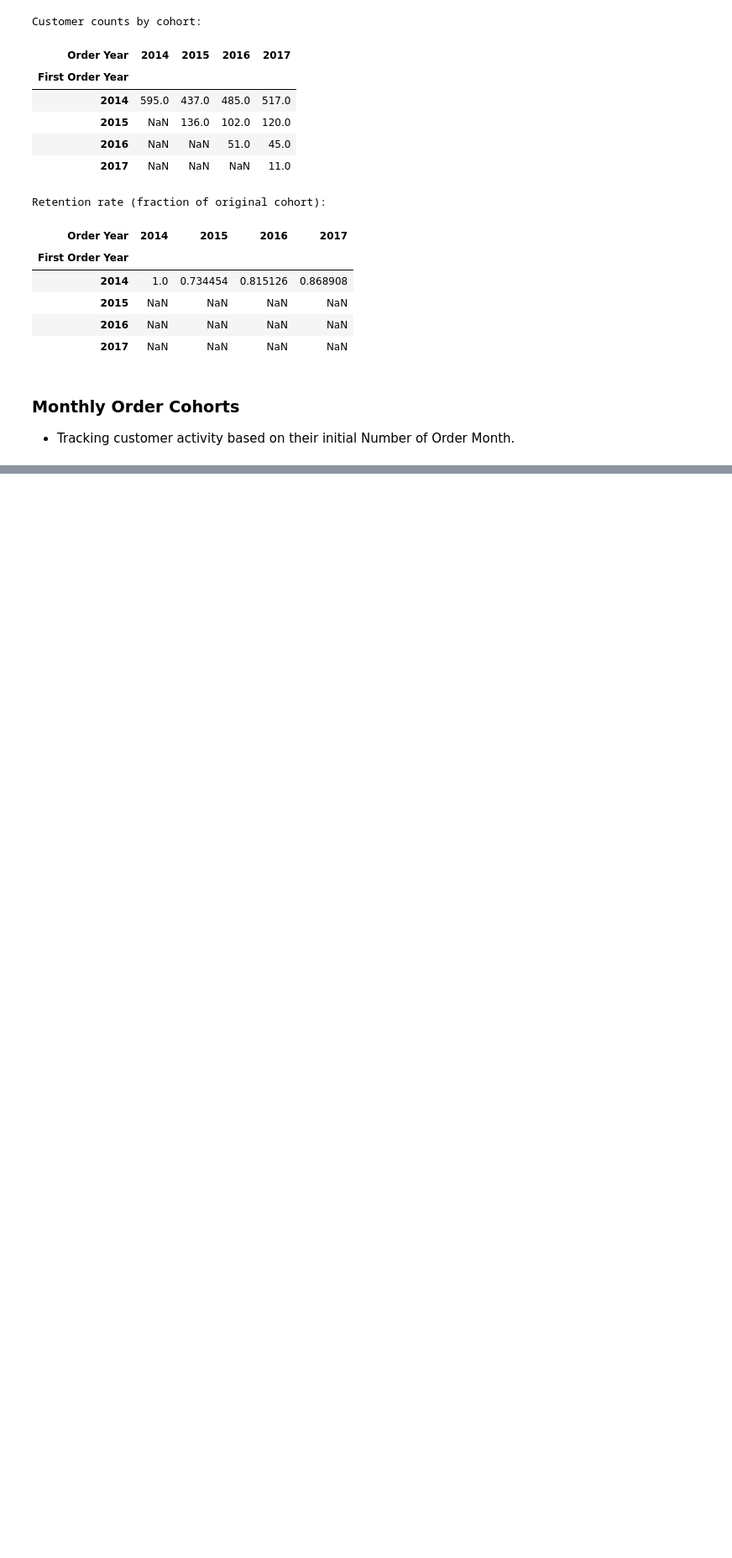
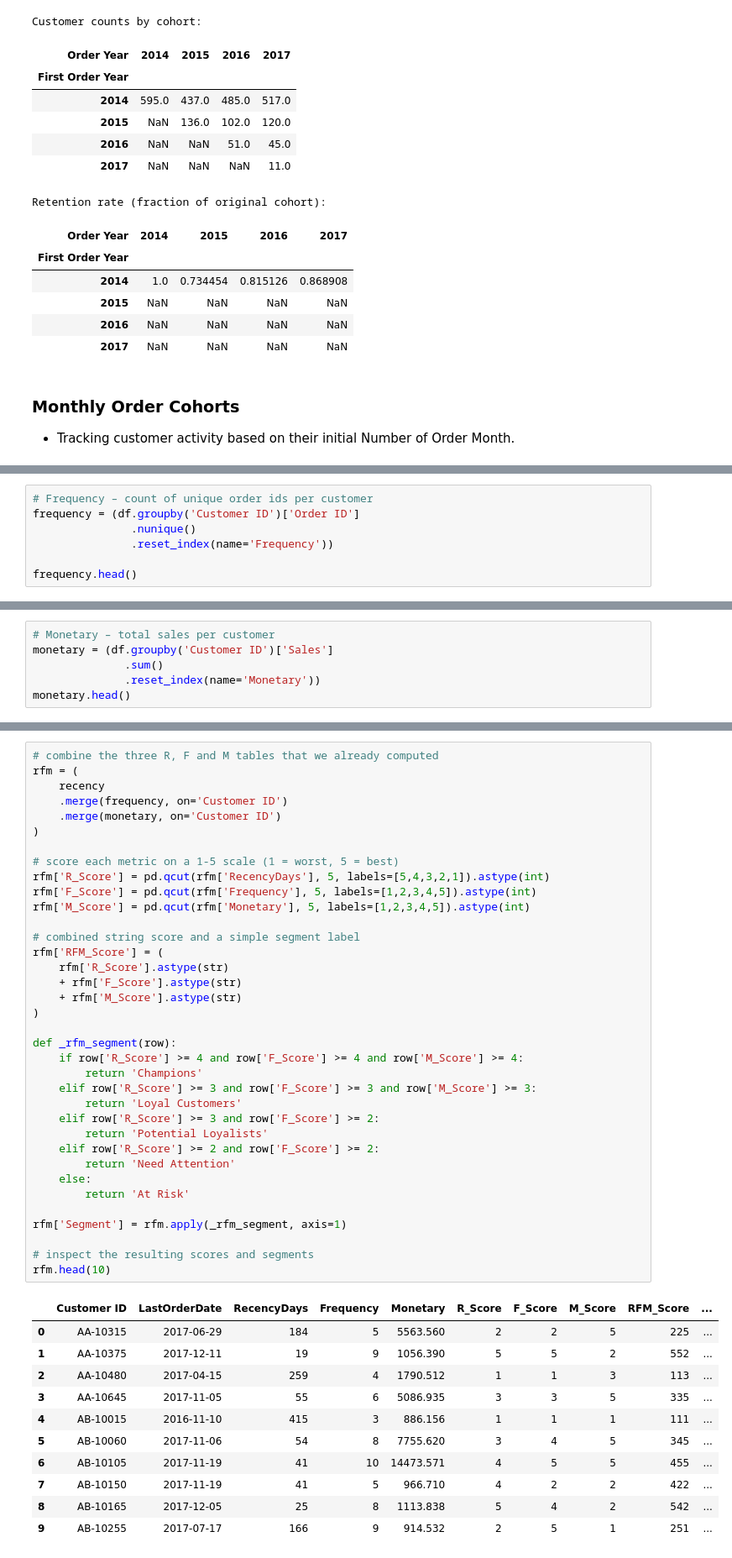
Before and after one commit to MarcelNazare/Superstore-Sales-Project, a Jupyter notebook: python/notebooks/statistical_analysis.ipynb, the cells around one changed output, grey strips where cells are left out. Shown at 84% size. Drawn from its saved outputs; the diff is of its cells as text; blank space fills up the shorter version.

```diff
--- a/python/notebooks/statistical_analysis.ipynb
+++ b/python/notebooks/statistical_analysis.ipynb
@@ -475,0 +502,7 @@ Retention rate by monthly cohort:
+# %%
+# Frequency – count of unique order ids per customer
+frequency = (df.groupby('Customer ID')['Order ID']
+               .nunique()
+               .reset_index(name='Frequency'))
+
+frequency.head()
@@ -475,0 +516,6 @@ Retention rate by monthly cohort:
+# %%
+# Monetary – total sales per customer
+monetary = (df.groupby('Customer ID')['Sales']
+              .sum()
+              .reset_index(name='Monetary'))
+monetary.head()
@@ -475,0 +531,48 @@ Retention rate by monthly cohort:
+# %%
+# combine the three R, F and M tables that we already computed
+rfm = (
+    recency
+    .merge(frequency, on='Customer ID')
+    .merge(monetary, on='Customer ID')
+)
+
+# score each metric on a 1‑5 scale (1 = worst, 5 = best)
+rfm['R_Score'] = pd.qcut(rfm['RecencyDays'], 5, labels=[5,4,3,2,1]).astype(int)
+rfm['F_Score'] = pd.qcut(rfm['Frequency'], 5, labels=[1,2,3,4,5]).astype(int)
+rfm['M_Score'] = pd.qcut(rfm['Monetary'], 5, labels=[1,2,3,4,5]).astype(int)
+
+# combined string score and a simple segment label
+rfm['RFM_Score'] = (
+    rfm['R_Score'].astype(str)
+    + rfm['F_Score'].astype(str)
+    + rfm['M_Score'].astype(str)
+)
+
+def _rfm_segment(row):
+    if row['R_Score'] >= 4 and row['F_Score'] >= 4 and row['M_Score'] >= 4:
+        return 'Champions'
+    elif row['R_Score'] >= 3 and row['F_Score'] >= 3 and row['M_Score'] >= 3:
+        return 'Loyal Customers'
+    elif row['R_Score'] >= 3 and row['F_Score'] >= 2:
+        return 'Potential Loyalists'
+    elif row['R_Score'] >= 2 and row['F_Score'] >= 2:
+        return 'Need Attention'
+    else:
+        return 'At Risk'
+
+rfm['Segment'] = rfm.apply(_rfm_segment, axis=1)
+
+# inspect the resulting scores and segments
+rfm.head(10)
+# %% [output]
+|  | Customer ID | LastOrderDate | RecencyDays | Frequency | Monetary | R_Score | F_Score | M_Score | RFM_Score | ... |
+| 0 | AA-10315 | 2017-06-29 | 184 | 5 | 5563.560 | 2 | 2 | 5 | 225 | ... |
+| 1 | AA-10375 | 2017-12-11 | 19 | 9 | 1056.390 | 5 | 5 | 2 | 552 | ... |
+| 2 | AA-10480 | 2017-04-15 | 259 | 4 | 1790.512 | 1 | 1 | 3 | 113 | ... |
+| 3 | AA-10645 | 2017-11-05 | 55 | 6 | 5086.935 | 3 | 3 | 5 | 335 | ... |
+| 4 | AB-10015 | 2016-11-10 | 415 | 3 | 886.156 | 1 | 1 | 1 | 111 | ... |
+| 5 | AB-10060 | 2017-11-06 | 54 | 8 | 7755.620 | 3 | 4 | 5 | 345 | ... |
+| 6 | AB-10105 | 2017-11-19 | 41 | 10 | 14473.571 | 4 | 5 | 5 | 455 | ... |
+| 7 | AB-10150 | 2017-11-19 | 41 | 5 | 966.710 | 4 | 2 | 2 | 422 | ... |
+| 8 | AB-10165 | 2017-12-05 | 25 | 8 | 1113.838 | 5 | 4 | 2 | 542 | ... |
+| 9 | AB-10255 | 2017-07-17 | 166 | 9 | 914.532 | 2 | 5 | 1 | 251 | ... |
```
Also changed, not shown: parts of 5 cells of this notebook.
